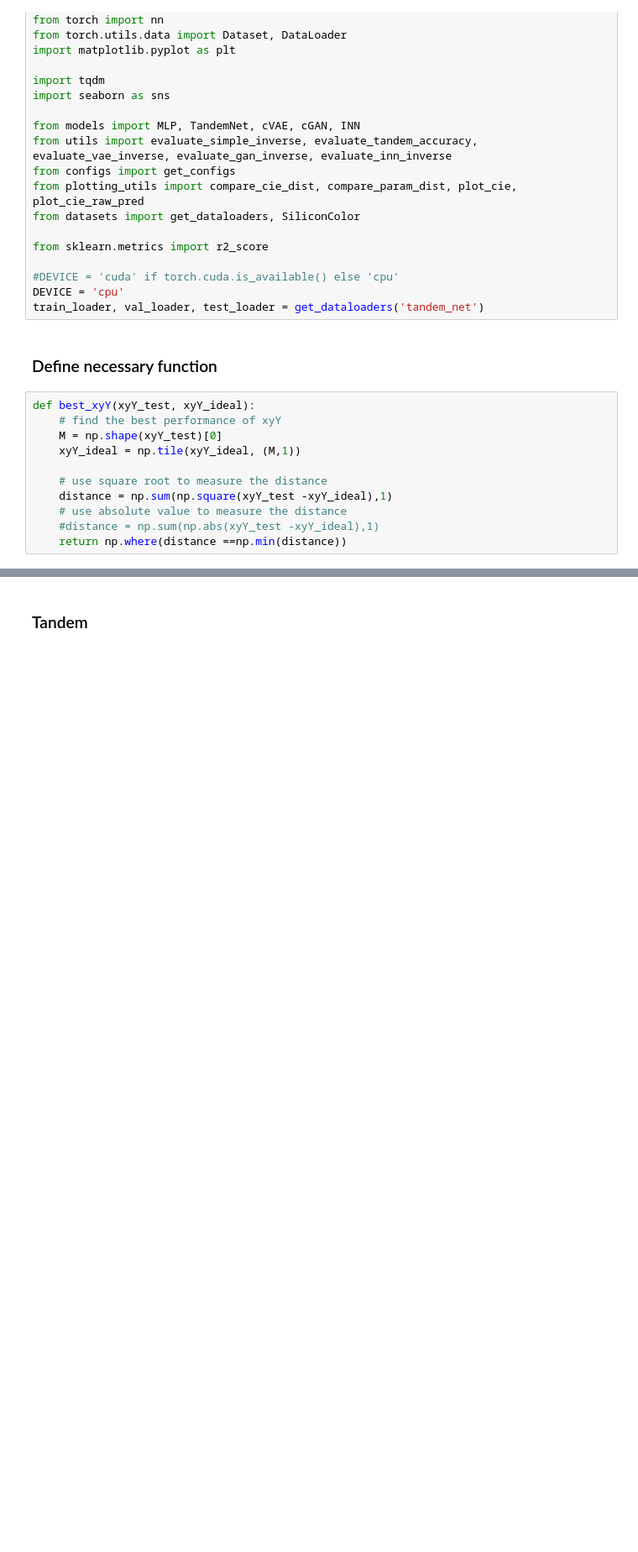
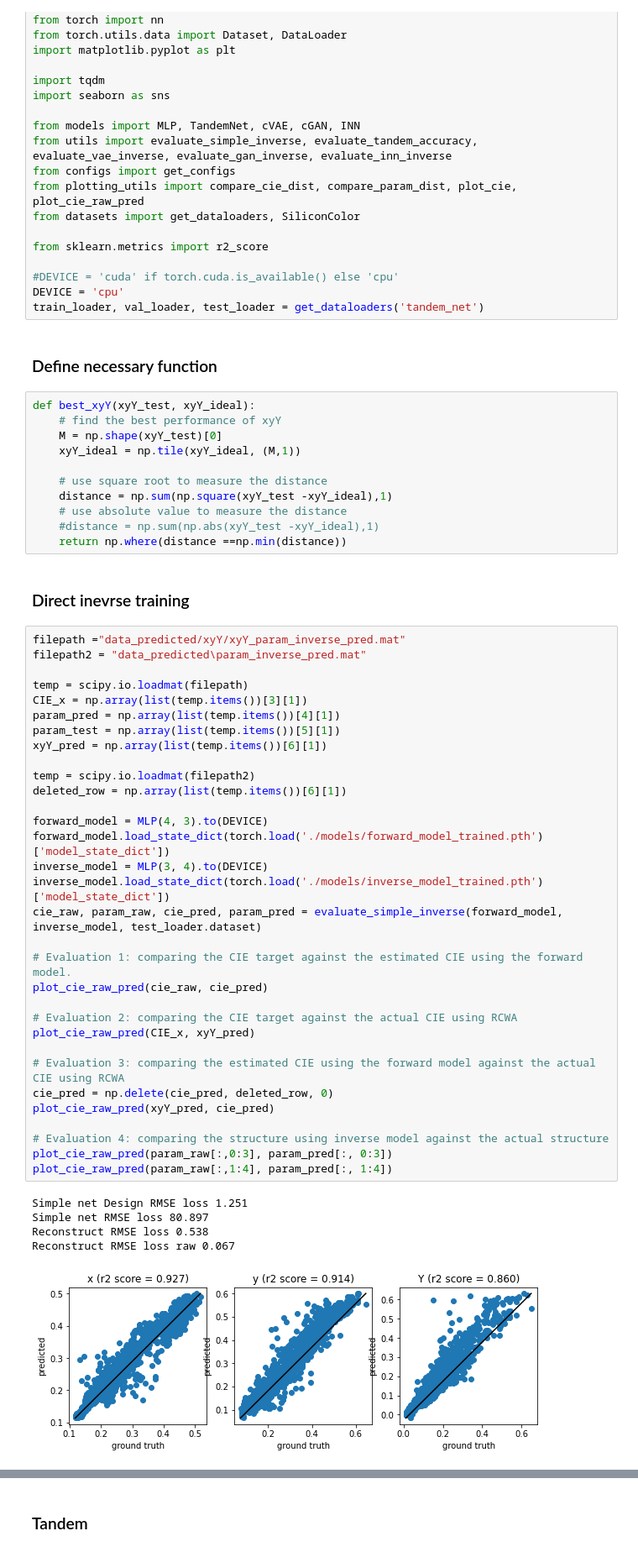
Before and after one commit to taigaoma1997/Meta_learning_photonics_structure, a Jupyter notebook: Model/Load_predicted_xyY.ipynb, the cells around one changed output, grey strips where cells are left out. Shown at 84% size. Cells and saved outputs as stored; diff of their text form; blank space fills up the shorter version.

```diff
--- a/Model/Load_predicted_xyY.ipynb
+++ b/Model/Load_predicted_xyY.ipynb
@@ -39,3 +39,43 @@ def best_xyY(xyY_test, xyY_ideal):
     # use absolute value to measure the distance
     #distance = np.sum(np.abs(xyY_test -xyY_ideal),1)
     return np.where(distance ==np.min(distance))
+# %% [markdown]
+### Direct inevrse training
+# %%
+filepath ="data_predicted/xyY/xyY_param_inverse_pred.mat"
+filepath2 = "data_predicted\param_inverse_pred.mat"
+
+temp = scipy.io.loadmat(filepath)
+CIE_x = np.array(list(temp.items())[3][1])
+param_pred = np.array(list(temp.items())[4][1])
+param_test = np.array(list(temp.items())[5][1])
+xyY_pred = np.array(list(temp.items())[6][1])
+
+temp = scipy.io.loadmat(filepath2)
+deleted_row = np.array(list(temp.items())[6][1])
+
+forward_model = MLP(4, 3).to(DEVICE)
+forward_model.load_state_dict(torch.load('./models/forward_model_trained.pth')['model_state_dict'])
+inverse_model = MLP(3, 4).to(DEVICE)
+inverse_model.load_state_dict(torch.load('./models/inverse_model_trained.pth')['model_state_dict'])
+cie_raw, param_raw, cie_pred, param_pred = evaluate_simple_inverse(forward_model, inverse_model, test_loader.dataset)
+
+# Evaluation 1: comparing the CIE target against the estimated CIE using the forward model.
+plot_cie_raw_pred(cie_raw, cie_pred)
+
+# Evaluation 2: comparing the CIE target against the actual CIE using RCWA
+plot_cie_raw_pred(CIE_x, xyY_pred)
+
+# Evaluation 3: comparing the estimated CIE using the forward model against the actual CIE using RCWA
+cie_pred = np.delete(cie_pred, deleted_row, 0)
+plot_cie_raw_pred(xyY_pred, cie_pred)
+
+# Evaluation 4: comparing the structure using inverse model against the actual structure
+plot_cie_raw_pred(param_raw[:,0:3], param_pred[:, 0:3])
+plot_cie_raw_pred(param_raw[:,1:4], param_pred[:, 1:4])
+# %% [output]
+Simple net Design RMSE loss 1.251
+Simple net RMSE loss 80.897
+Reconstruct RMSE loss 0.538
+Reconstruct RMSE loss raw 0.067
+[figure, added]
```
Also changed, not shown: parts of 6 cells of this notebook, 9 other files.
